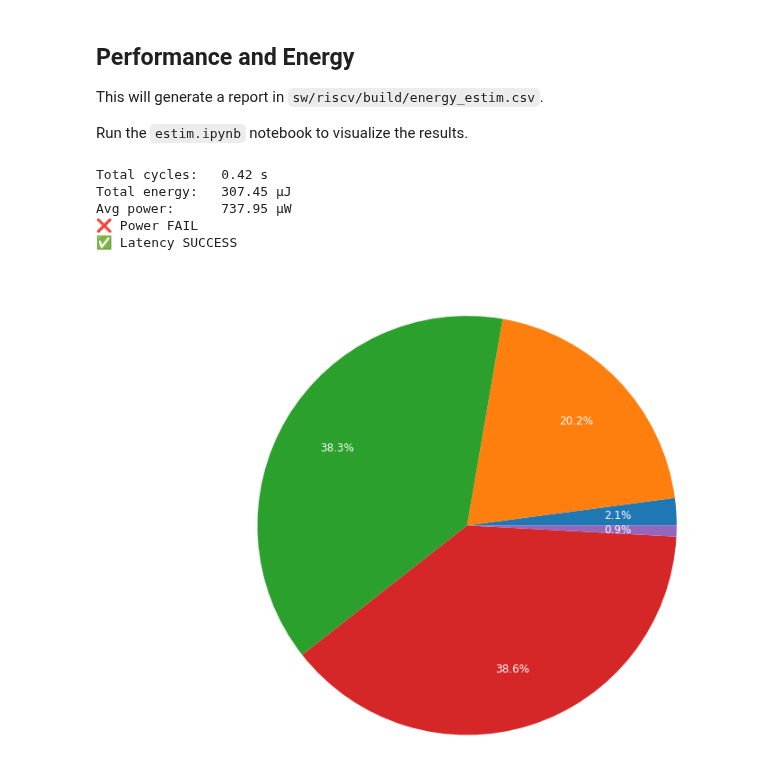
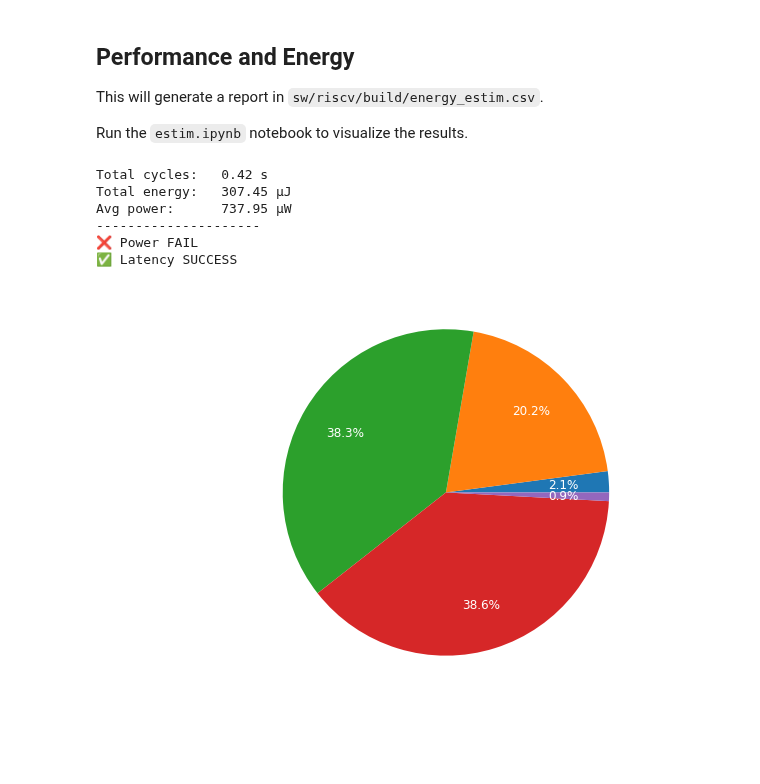
Before and after one commit to esl-epfl/x-heep-femu-sdk, a Jupyter notebook: sw/arm/apps/adc-emu/adc-emu.ipynb, the cells around one changed output. Cells and saved outputs as stored; diff of their text form; code cells hidden in the pictures; blank space fills up the shorter version.

```diff
--- a/sw/arm/apps/adc-emu/adc-emu.ipynb
+++ b/sw/arm/apps/adc-emu/adc-emu.ipynb
@@ -156,26 +167,32 @@ Run the `estim.ipynb` notebook to visualize the results.
 # %%
 # Define some budgets that we should not cross
 POWER_BUDGET_W      = 100e-6
 LATENCY_BUDGET_S    = 1
 
 xh.read_perf_cnt(perf_cnt);         # Read the performance counters
 xh.estimate_performance(False);     # Estimate the performance
 xh.estimate_energy("HVT", False);   # Estimate the energy
 
 rep_summary, rep_latency, rep_energy  = report() # Get the report
 
 print("---------------------")
 if rep_summary['Power_W']   < POWER_BUDGET_W:   print("✅ Power SUCCESS")
 else: print("❌ Power FAIL")
 if rep_summary['Latency_s'] < LATENCY_BUDGET_S: print("✅ Latency SUCCESS")
 else: print("❌ Latency FAIL")
 
 # Plot a breakdown of the energy consumption
 plot_energy( rep_energy, level=1 )
+
+# In case you want to print the dictionaries containing the breakdown
+if 0:
+    import pprint
+    pprint.pprint(rep_energy)
 # %% [output]
 Total cycles:   0.42 s
 Total energy:   307.45 µJ
 Avg power:      737.95 µW
+---------------------
 ❌ Power FAIL
 ✅ Latency SUCCESS
-[figure, old version]
+[figure, new version]
```
Also changed, not shown: parts of 1 cell of this notebook, 1 other file.
